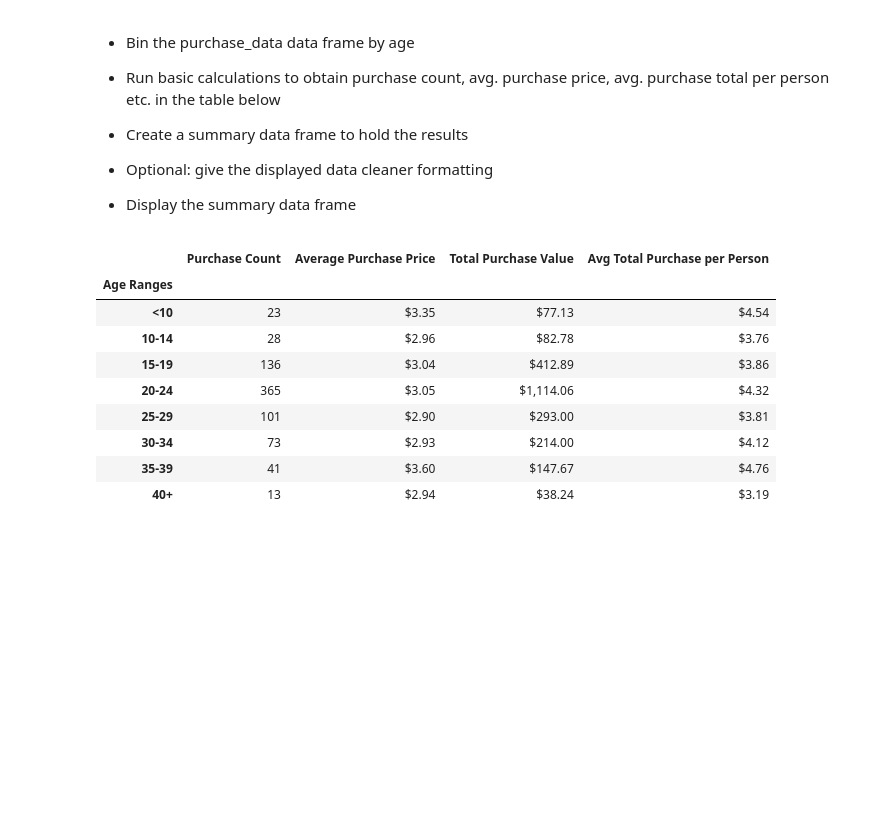
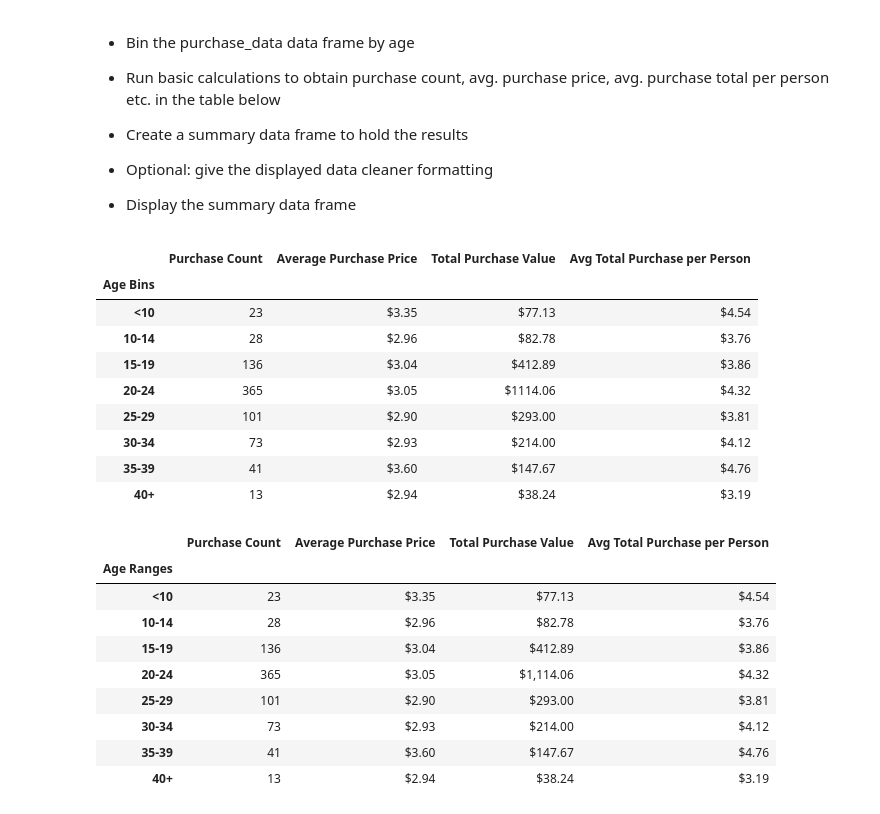
Before and after one commit to Lareena/Heroes_of_Pymoli, a Jupyter notebook: HeroesOfPymoli_starter - Copy.ipynb, the cells around one changed output. Saved outputs shown, nothing was run; the diff lists cells and outputs as text; code cells hidden in the pictures; blank space fills up the shorter version.

```diff
--- a/HeroesOfPymoli_starter - Copy.ipynb
+++ b/HeroesOfPymoli_starter - Copy.ipynb
@@ -195,3 +263,38 @@ gender_analysis_df['Total Purchase Value'] = gender_analysis_df['Total Purchase
+# %%
+# Run basic calculations to obtain purchase count, avg. purchase price, avg. purchase total per person etc
+age_group = purchase_data_df.groupby(['Age Bins'])
+purch_count = age_group['Purchase ID'].count()
+avg_purch_price = age_group['Price'].mean()
+total_purch = age_group['Price'].sum()
+# %%
+# Create a summary dataframe to hold the results
+age_purch_df = pd.DataFrame({"Purchase Count":purch_count,"Average Purchase Price":avg_purch_price,\
+                            "Total Purchase Value":total_purch})
+# %%
+#Calculate the Avg Total Purchase per Person by a groupby on both the Age Bins and SN columns, summing the Price column
+# then put it into a dataframe and groupby the Age Bins and take the mean of the summed Price column for each unique player
+age_person_group = purchase_data_df.groupby(['Age Bins','SN']).sum()
+age_person_sum_df = pd.DataFrame(age_person_group)
+# %%
+#Next add this column to the above dataframe
+age_purch_df['Avg Total Purchase per Person'] = age_person_sum_df.groupby('Age Bins')['Price'].mean()
+
+#format the new columns
+age_purch_df['Average Purchase Price'] = age_purch_df['Average Purchase Price'].map("${:.2f}".format)
+age_purch_df['Total Purchase Value'] = age_purch_df['Total Purchase Value'].map("${:.2f}".format)
+age_purch_df['Avg Total Purchase per Person'] = age_purch_df['Avg Total Purchase per Person'].map("${:.2f}".format)
+age_purch_df
+# %% [output]
+|  | Purchase Count | Average Purchase Price | Total Purchase Value | Avg Total Purchase per Person |
+| Age Bins |  |  |  |  |
+| <10 | 23 | $3.35 | $77.13 | $4.54 |
+| 10-14 | 28 | $2.96 | $82.78 | $3.76 |
+| 15-19 | 136 | $3.04 | $412.89 | $3.86 |
+| 20-24 | 365 | $3.05 | $1114.06 | $4.32 |
+| 25-29 | 101 | $2.90 | $293.00 | $3.81 |
+| 30-34 | 73 | $2.93 | $214.00 | $4.12 |
+| 35-39 | 41 | $3.60 | $147.67 | $4.76 |
+| 40+ | 13 | $2.94 | $38.24 | $3.19 |
 # %%
 # %% [output]
 |  | Purchase Count | Average Purchase Price | Total Purchase Value | Avg Total Purchase per Person |
```
Also changed, not shown: parts of 18 cells of this notebook.
